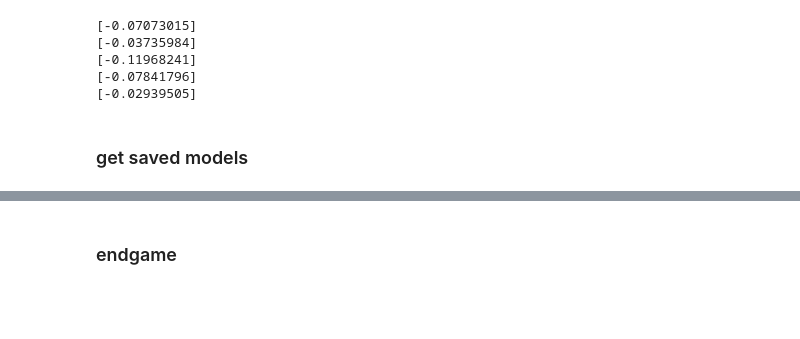
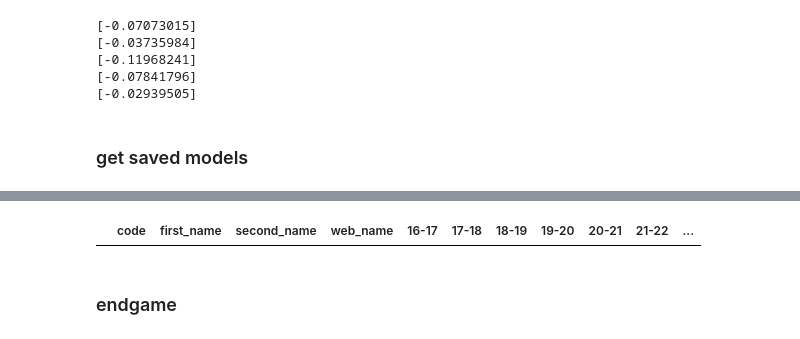
Before and after one commit to spiros26/FPL-Project, a Jupyter notebook: ev_creator/ALEX.ipynb, the cells around one changed output, grey strips where cells are left out. Cells and saved outputs as stored; diff of their text form; code cells hidden in the pictures; blank space fills up the shorter version.

```diff
--- a/ev_creator/ALEX.ipynb
+++ b/ev_creator/ALEX.ipynb
@@ -573,3 +684,7 @@ pens = pickle.load(open(filename, 'rb'))
+# %%
+master[~master['23-24'].isna()]
+# %% [output]
+|  | code | first_name | second_name | web_name | 16-17 | 17-18 | 18-19 | 19-20 | 20-21 | 21-22 | ... |
 # %% [markdown]
 ### endgame
 # %%
```
Also changed, not shown: parts of 11 cells of this notebook, 35 other files.
